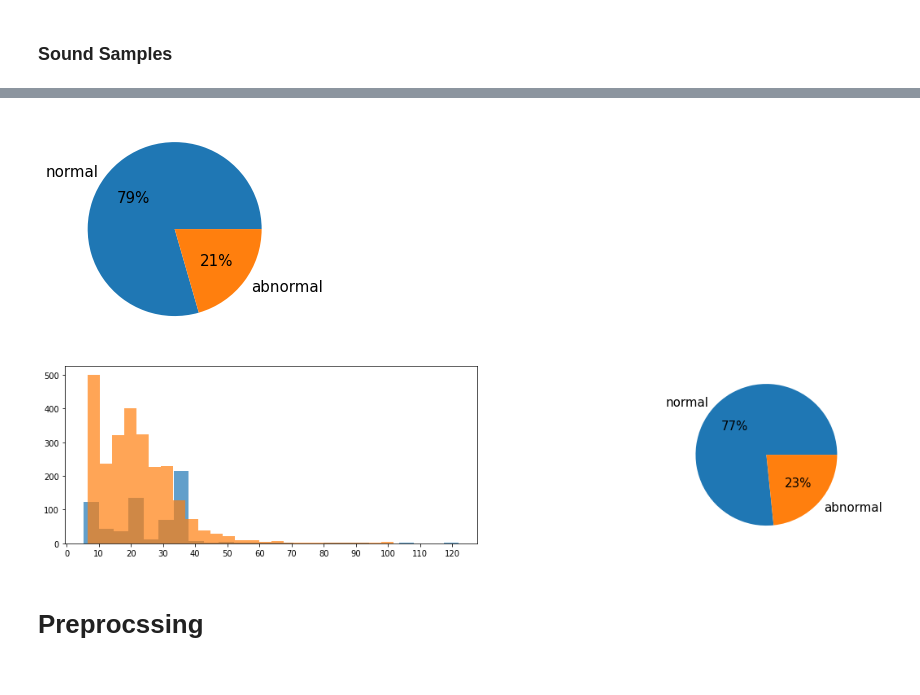
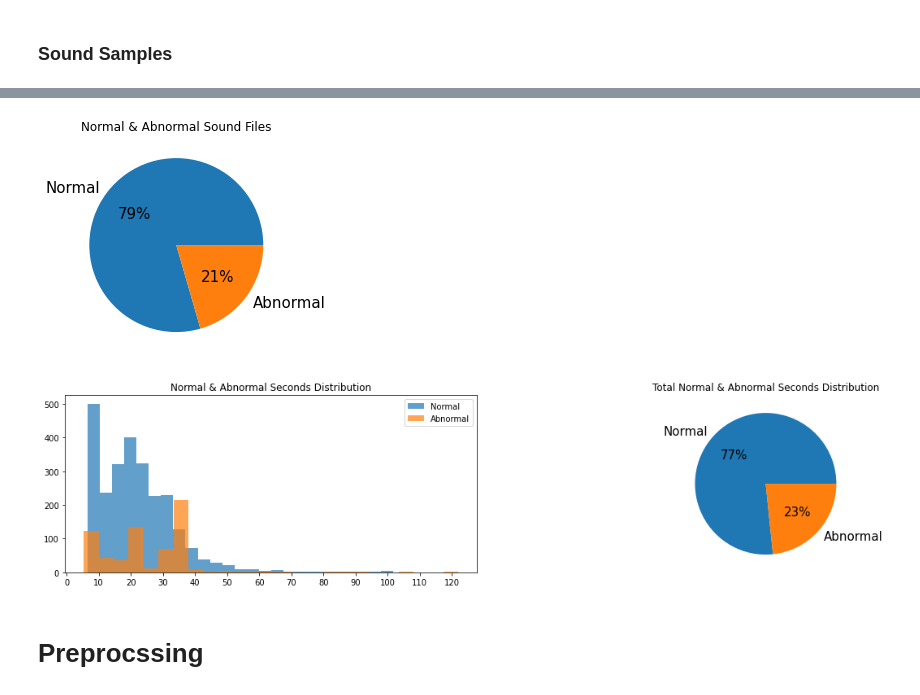
Before and after one commit to Mohamed-Ibrahim-01/heart-sound-classificatoin, a Jupyter notebook: FinalNotebook.ipynb, the cells around one changed output, grey strips where cells are left out. Saved outputs shown, nothing was run; the diff lists cells and outputs as text; code cells hidden in the pictures.

Commit message:
clean notebook-cont

```diff
--- a/FinalNotebook.ipynb
+++ b/FinalNotebook.ipynb
@@ -39,30 +15,12 @@ for sound in sample_sounds:
 [interactive output not drawn]
-# %%
-import matplotlib.pyplot as plt
-import numpy as np
-
-
-fig, ax = plt.subplots(nrows=1, ncols=1, figsize=(6,4))
-normal_cnt, abnormal_cnt = pd.DataFrame(physio_sounds[:,1]).value_counts(normalize=True)
-ax.pie([normal_cnt,abnormal_cnt], labels=["normal", "abnormal"], autopct='%.0f%%', textprops={'fontsize':15})
-plt.show()
-# %% [output]
-[figure, removed]
 # %%
-_, axs = plt.subplots(ncols=2, figsize=(20,4))
-abnormal_seconds = [len(sound)/2000 for sound in physio_sounds[physio_sounds[:,1] == 'abnormal'][:, 0]]
-normal_seconds = [len(sound)/2000 for sound in physio_sounds[physio_sounds[:,1] == 'normal'][:, 0]]
+from notebook_utils import view_files_dist, view_seconds_dist
 
-axs[0].hist(abnormal_seconds, bins=25, alpha = 0.7)
-axs[0].hist(normal_seconds, bins=25, alpha = 0.7)
-axs[0].set_xticks(range(0, 130, 10))
-total_normal_seconds = np.sum(normal_seconds)
-total_abnormal_seconds = np.sum(abnormal_seconds)
-total_seconds = total_abnormal_seconds + total_normal_seconds
-axs[1].pie([total_normal_seconds, total_abnormal_seconds], labels=["normal", "abnormal"], autopct='%.0f%%', textprops={'fontsize':15})
-plt.show()
+view_files_dist()
+view_seconds_dist()
 # %% [output]
-[figure, old version]
+[figure, new version]
+[figure, added]
 # %% [markdown]
 # Preprocssing
 # %% [markdown]
```
Also changed, not shown: parts of 14 cells of this notebook.
